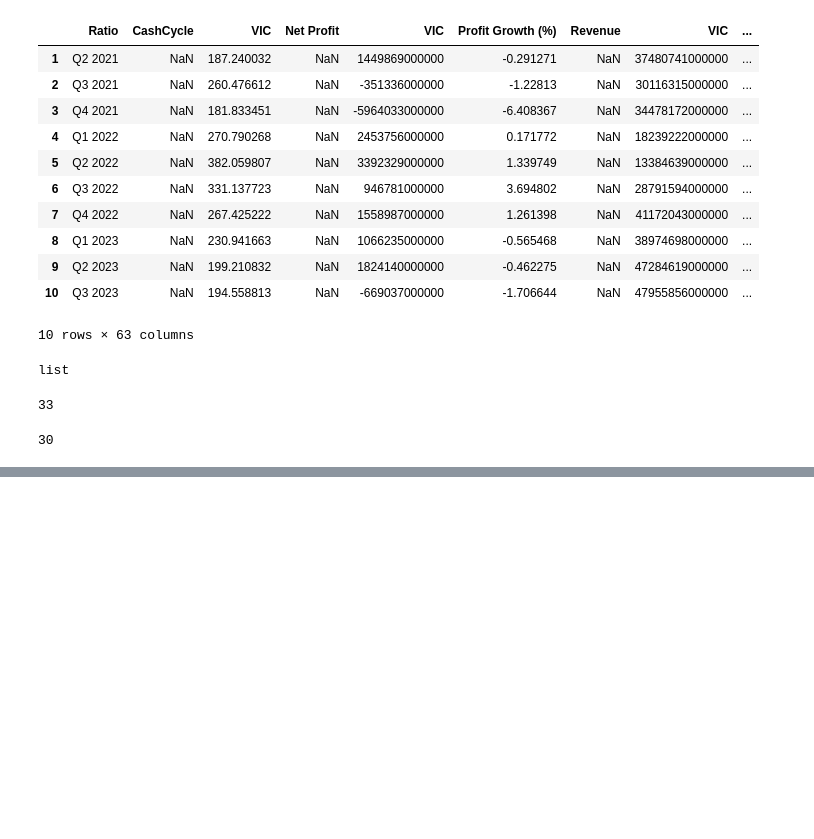
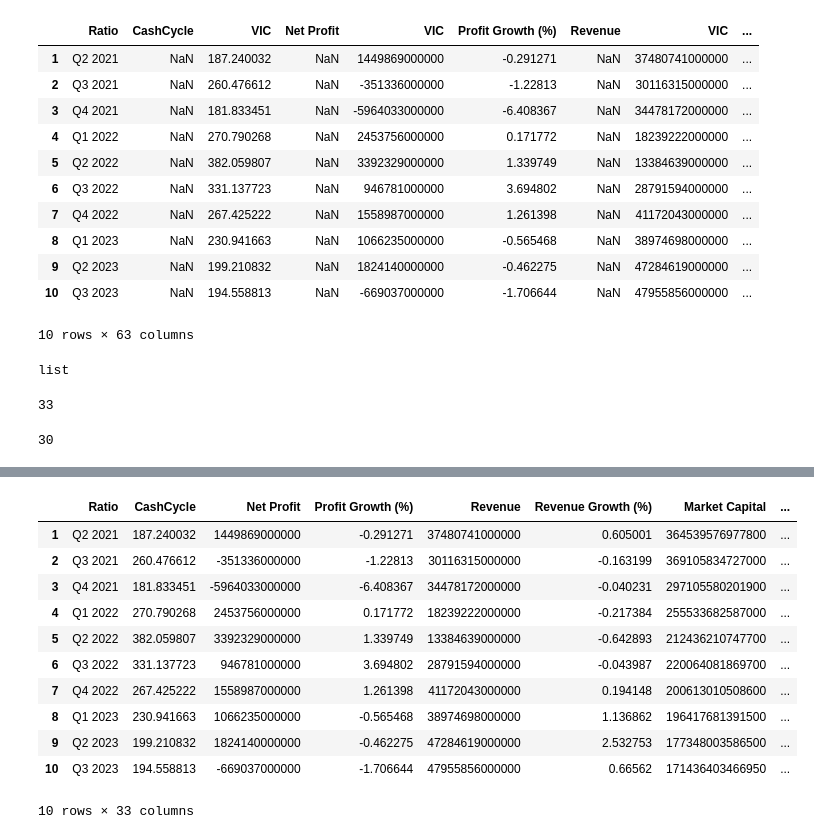
Before and after one commit to tranthanhbinh1/stock-recommendation-system, a Jupyter notebook: test2.ipynb, the cells around one changed output, grey strips where cells are left out. Cells and saved outputs as stored; diff of their text form; code cells hidden in the pictures; blank space fills up the shorter version.

```diff
--- a/test2.ipynb
+++ b/test2.ipynb
@@ -233,6 +235,13 @@ df
 | 9 | Q2 2023 | NaN | 199.210832 | NaN | 1824140000000 | -0.462275 | NaN | 47284619000000 | ... |
 | 10 | Q3 2023 | NaN | 194.558813 | NaN | -669037000000 | -1.706644 | NaN | 47955856000000 | ... |
 10 rows × 63 columns
+# %%
+# Add identifiers
+# Assuming df is your DataFrame
+cols=pd.Series(df.columns)
+for dup in cols[cols.duplicated()].unique():
+    cols[cols[cols == dup].index.values.tolist()] = [dup + '_' + str(i) if i != 0 else dup for i in range(sum(cols == dup))]
+df.columns=cols
 # %%
 # Get all the columns name where its not "VIC"
 valid_columns = df.columns[~df.columns.astype(str).str.contains('VIC')].to_list()
@@ -252,0 +282,26 @@ len(tickers_columns)
+# %%
+valid_columns = [col for col in valid_columns if col not in ["Ratio", "Profit Growth (%)", "Revenue Growth (%)"]]
+# %%
+# Name mapping from tickers to valid names
+name_mapping = dict(zip(tickers_columns, valid_columns))
+
+# Remove the empty columns first
+df = df.drop(columns = valid_columns)
+
+# Rename
+df.rename(columns=name_mapping, inplace=True)
+# %%
+df
+# %% [output]
+|  | Ratio | CashCycle | Net Profit | Profit Growth (%) | Revenue | Revenue Growth (%) | Market Capital | ... |
+| 1 | Q2 2021 | 187.240032 | 1449869000000 | -0.291271 | 37480741000000 | 0.605001 | 364539576977800 | ... |
+| 2 | Q3 2021 | 260.476612 | -351336000000 | -1.22813 | 30116315000000 | -0.163199 | 369105834727000 | ... |
+| 3 | Q4 2021 | 181.833451 | -5964033000000 | -6.408367 | 34478172000000 | -0.040231 | 297105580201900 | ... |
+| 4 | Q1 2022 | 270.790268 | 2453756000000 | 0.171772 | 18239222000000 | -0.217384 | 255533682587000 | ... |
+| 5 | Q2 2022 | 382.059807 | 3392329000000 | 1.339749 | 13384639000000 | -0.642893 | 212436210747700 | ... |
+| 6 | Q3 2022 | 331.137723 | 946781000000 | 3.694802 | 28791594000000 | -0.043987 | 220064081869700 | ... |
+| 7 | Q4 2022 | 267.425222 | 1558987000000 | 1.261398 | 41172043000000 | 0.194148 | 200613010508600 | ... |
+| 8 | Q1 2023 | 230.941663 | 1066235000000 | -0.565468 | 38974698000000 | 1.136862 | 196417681391500 | ... |
+| 9 | Q2 2023 | 199.210832 | 1824140000000 | -0.462275 | 47284619000000 | 2.532753 | 177348003586500 | ... |
+| 10 | Q3 2023 | 194.558813 | -669037000000 | -1.706644 | 47955856000000 | 0.66562 | 171436403466950 | ... |
+10 rows × 33 columns
```
Also changed, not shown: parts of 5 cells of this notebook, 1 other file.
